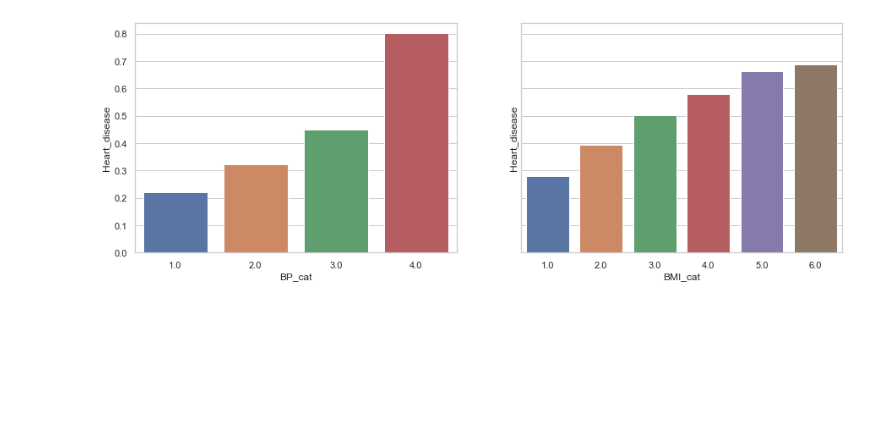
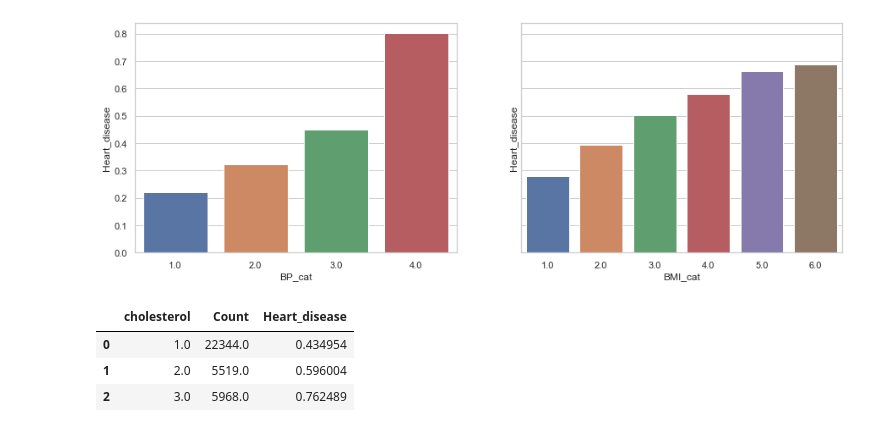
Before and after one commit to Lelelass/Machine-learning-Lassarade, a Jupyter notebook: labb_1/2-0-0.ipynb, the cells around one changed output. Cells and saved outputs as stored; diff of their text form; code cells hidden in the pictures; blank space fills up the shorter version.

```diff
--- a/labb_1/2-0-0.ipynb
+++ b/labb_1/2-0-0.ipynb
@@ -258,3 +293,11 @@ sns.barplot(x = df_bmi.BMI_cat,y = df_bmi.Heart_disease, ax = axs[1])
 # %% [output]
 <AxesSubplot:xlabel='BMI_cat', ylabel='Heart_disease'>
 [figure]
+# %%
+df_chol = feature_to_heart_desease_proportion(df_cardio, 'cholesterol', 3)
+df_chol
+# %% [output]
+|  | cholesterol | Count | Heart_disease |
+| 0 | 1.0 | 22344.0 | 0.434954 |
+| 1 | 2.0 | 5519.0 | 0.596004 |
+| 2 | 3.0 | 5968.0 | 0.762489 |
```
Also changed, not shown: parts of 8 cells of this notebook.
